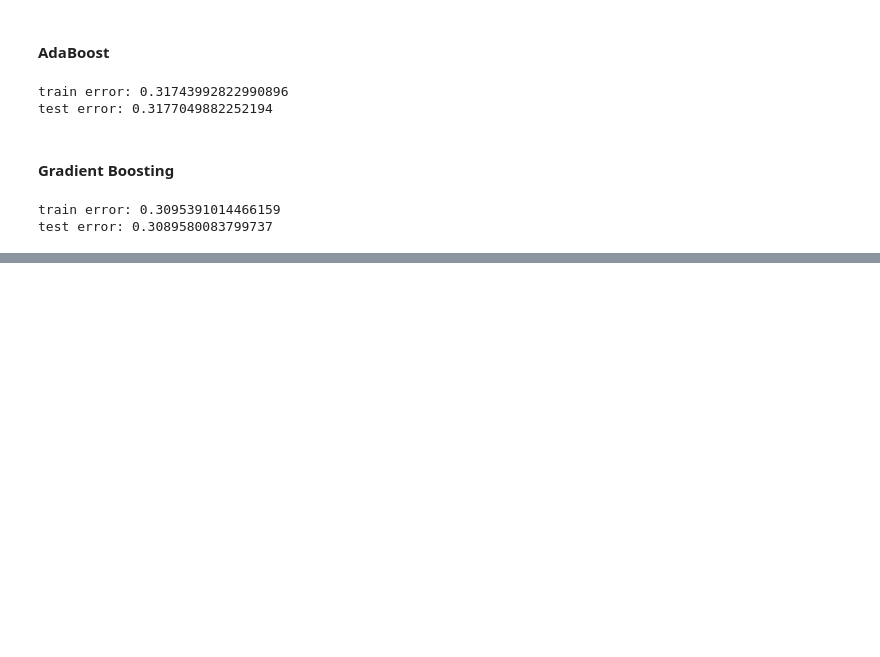
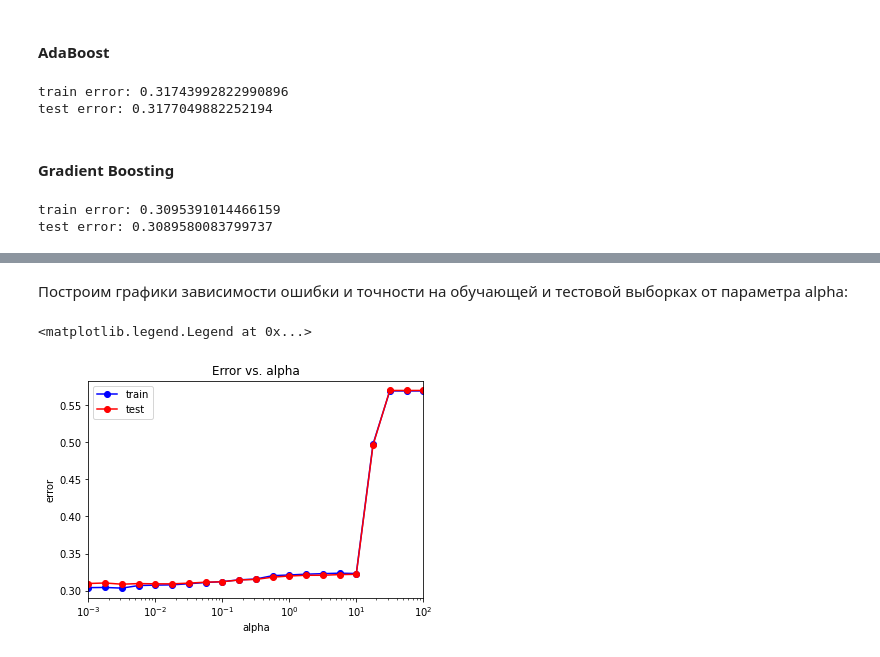
Before and after one commit to eltimen/machine_learning, a Jupyter notebook: 1_classification.ipynb, the cells around one changed output, grey strips where cells are left out. Saved outputs shown, nothing was run; the diff lists cells and outputs as text; code cells hidden in the pictures; blank space fills up the shorter version.

```diff
--- a/1_classification.ipynb
+++ b/1_classification.ipynb
@@ -569,0 +631,30 @@ test error: 0.3089580083799737
+# %%
+alpha_arr = np.logspace(-3, 2, 21)
+test_err_arr = []
+train_err_arr = []
+train_acc_arr = []
+test_acc_arr = []
+
+for i, alpha in enumerate(alpha_arr):
+    mlp_model = MLPClassifier(hidden_layer_sizes = (50,),
+                              solver = 'adam',
+                              activation = 'logistic',
+                              random_state = 42,
+                              max_iter=500,
+                              alpha=alpha)
+    mlp_model.fit(X_train, y_train)
+
+    y_train_pred = mlp_model.predict(X_train)
+    y_test_pred = mlp_model.predict(X_test)
+
+    train_err = np.mean(y_train != y_train_pred)
+    test_err = np.mean(y_test != y_test_pred)
+    train_acc = accuracy_score(y_train, y_train_pred)
+    test_acc = accuracy_score(y_test, y_test_pred)
+
+    print(f'iter {i} alpha={alpha}: train acc {train_acc} err {train_err}, test acc {test_acc} err {test_err}')
+
+    train_err_arr.append(train_err)
+    test_err_arr.append(test_err)
+    train_acc_arr.append(train_acc)
+    test_acc_arr.append(test_acc)
@@ -569,0 +679,13 @@ test error: 0.3089580083799737
+# %% [markdown]
+Построим графики зависимости ошибки и точности на обучающей и тестовой выборках от параметра alpha:
+# %%
+plt.semilogx(alpha_arr, train_err_arr, 'b-o', label = 'train')
+plt.semilogx(alpha_arr, test_err_arr, 'r-o', label = 'test')
+plt.xlim([np.min(alpha_arr), np.max(alpha_arr)])
+plt.title('Error vs. alpha')
+plt.xlabel('alpha')
+plt.ylabel('error')
+plt.legend()
+# %% [output]
+<matplotlib.legend.Legend at 0x...>
+[figure, added]
```
Also changed, not shown: parts of 30 cells of this notebook.
